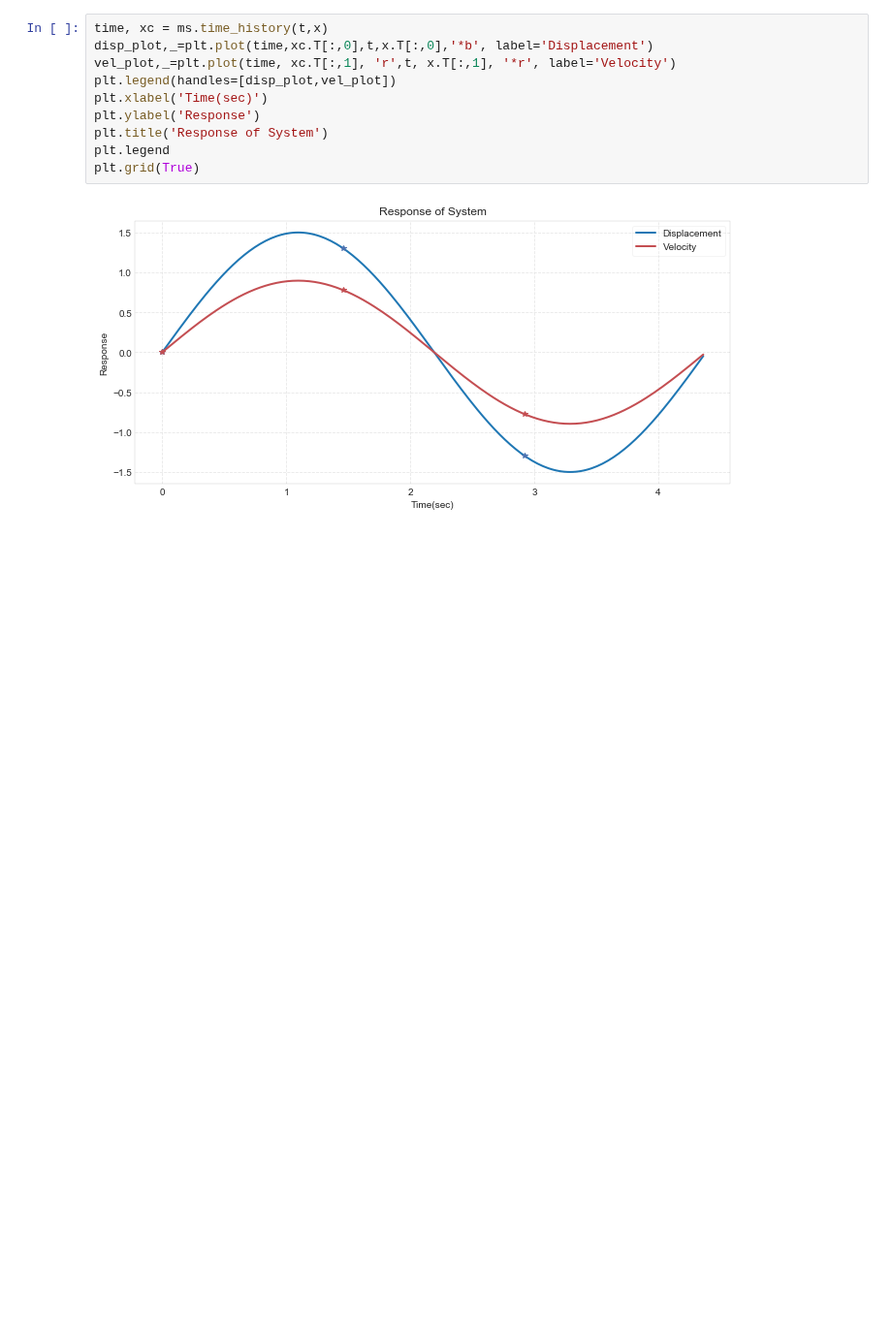
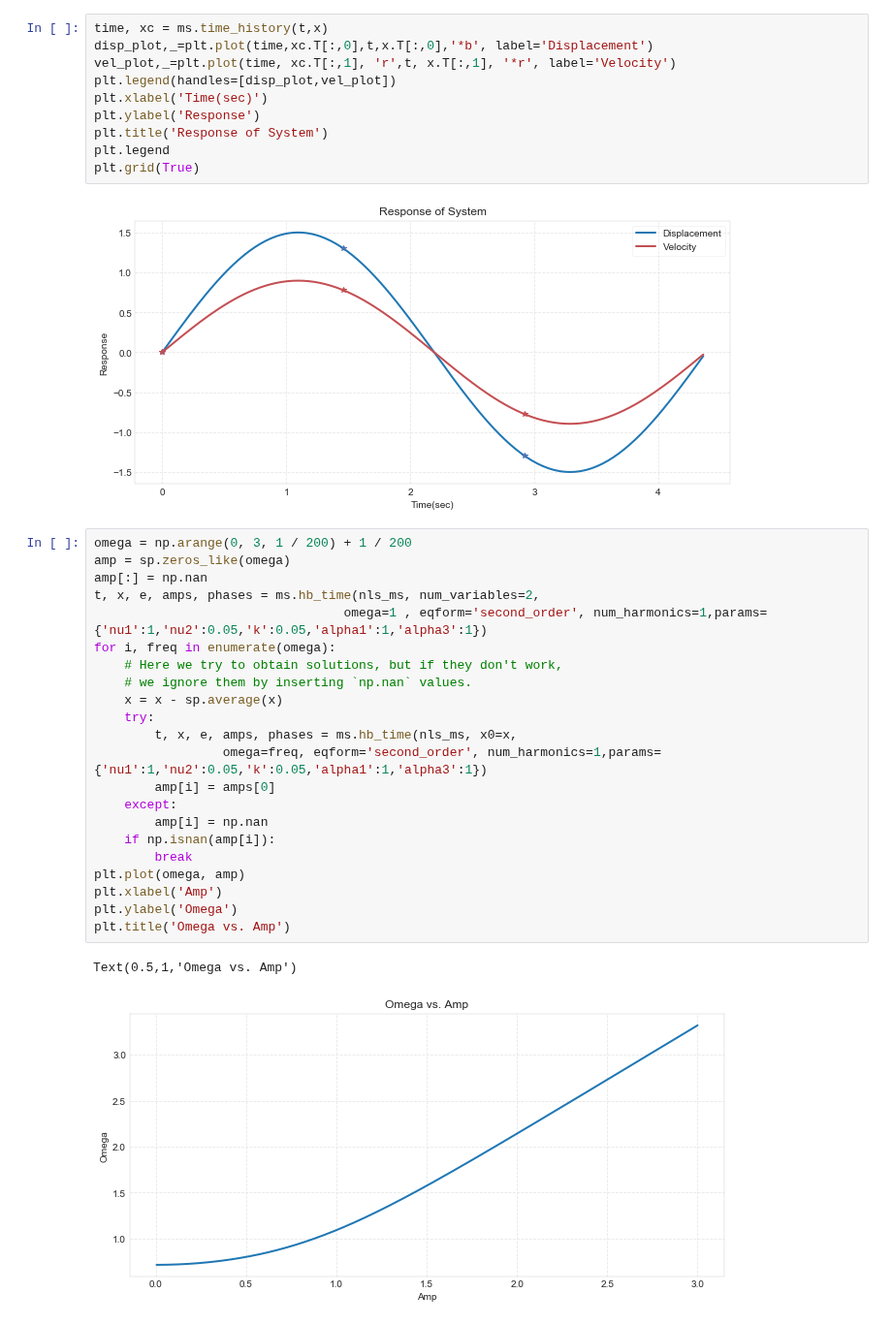
Before and after one commit to w320alm/Non_Linear_System_with_Mousai, a Jupyter notebook: NLSMousai.ipynb, the cells around one changed output. Shown at 97% size. Saved outputs shown, nothing was run; the diff lists cells and outputs as text; blank space fills up the shorter version.

Commit message:
More Graphs

```diff
--- a/NLSMousai.ipynb
+++ b/NLSMousai.ipynb
@@ -109,3 +109,28 @@ plt.legend
 plt.grid(True)
 # %% [output]
 [figure]
+# %%
+omega = np.arange(0, 3, 1 / 200) + 1 / 200
+amp = sp.zeros_like(omega)
+amp[:] = np.nan
+t, x, e, amps, phases = ms.hb_time(nls_ms, num_variables=2,
+                                 omega=1 , eqform='second_order', num_harmonics=1,params={'nu1':1,'nu2':0.05,'k':0.05,'alpha1':1,'alpha3':1})
+for i, freq in enumerate(omega):
+    # Here we try to obtain solutions, but if they don't work,
+    # we ignore them by inserting `np.nan` values.
+    x = x - sp.average(x)
+    try:
+        t, x, e, amps, phases = ms.hb_time(nls_ms, x0=x,
+                 omega=freq, eqform='second_order', num_harmonics=1,params={'nu1':1,'nu2':0.05,'k':0.05,'alpha1':1,'alpha3':1})
+        amp[i] = amps[0]
+    except:
+        amp[i] = np.nan
+    if np.isnan(amp[i]):
+        break
+plt.plot(omega, amp)
+plt.xlabel('Amp')
+plt.ylabel('Omega')
+plt.title('Omega vs. Amp')
+# %% [output]
+Text(0.5,1,'Omega vs. Amp')
+[figure, added]
```
Also changed, not shown: parts of 3 cells of this notebook.
